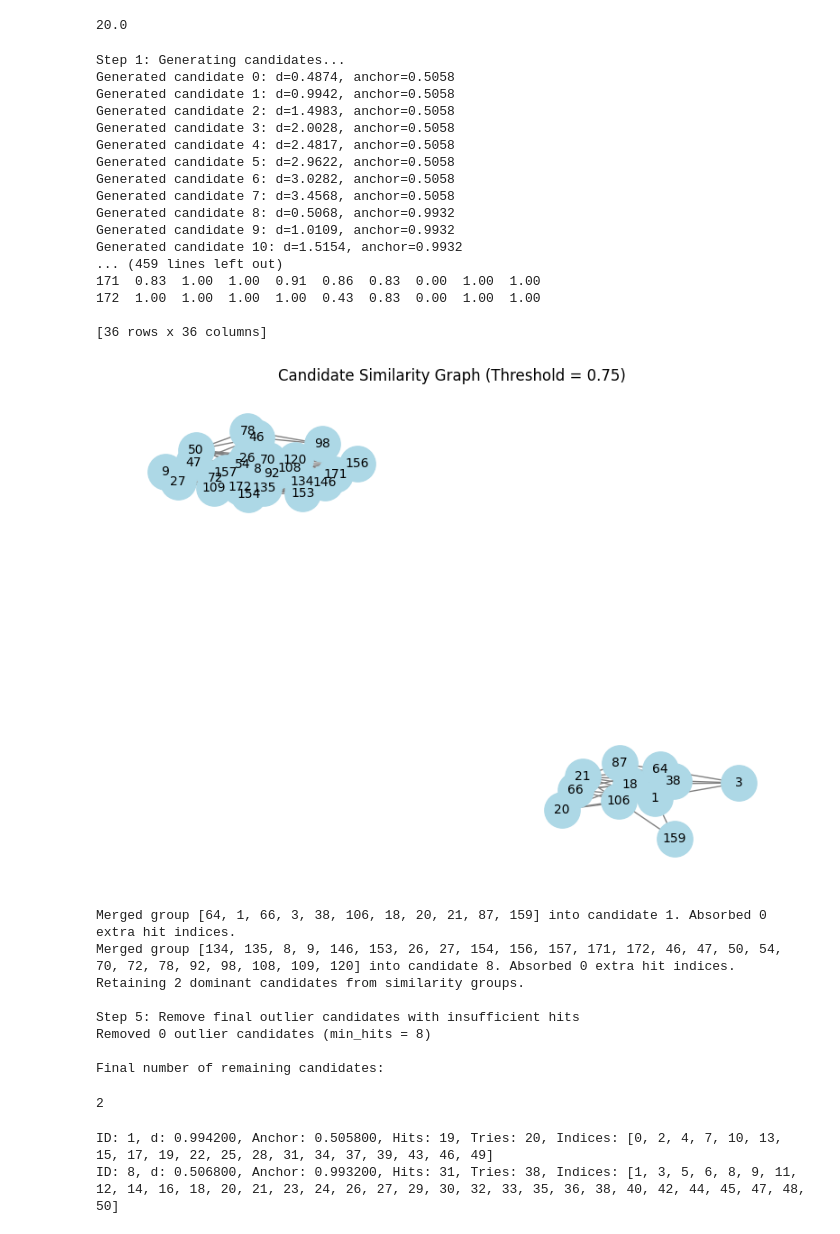
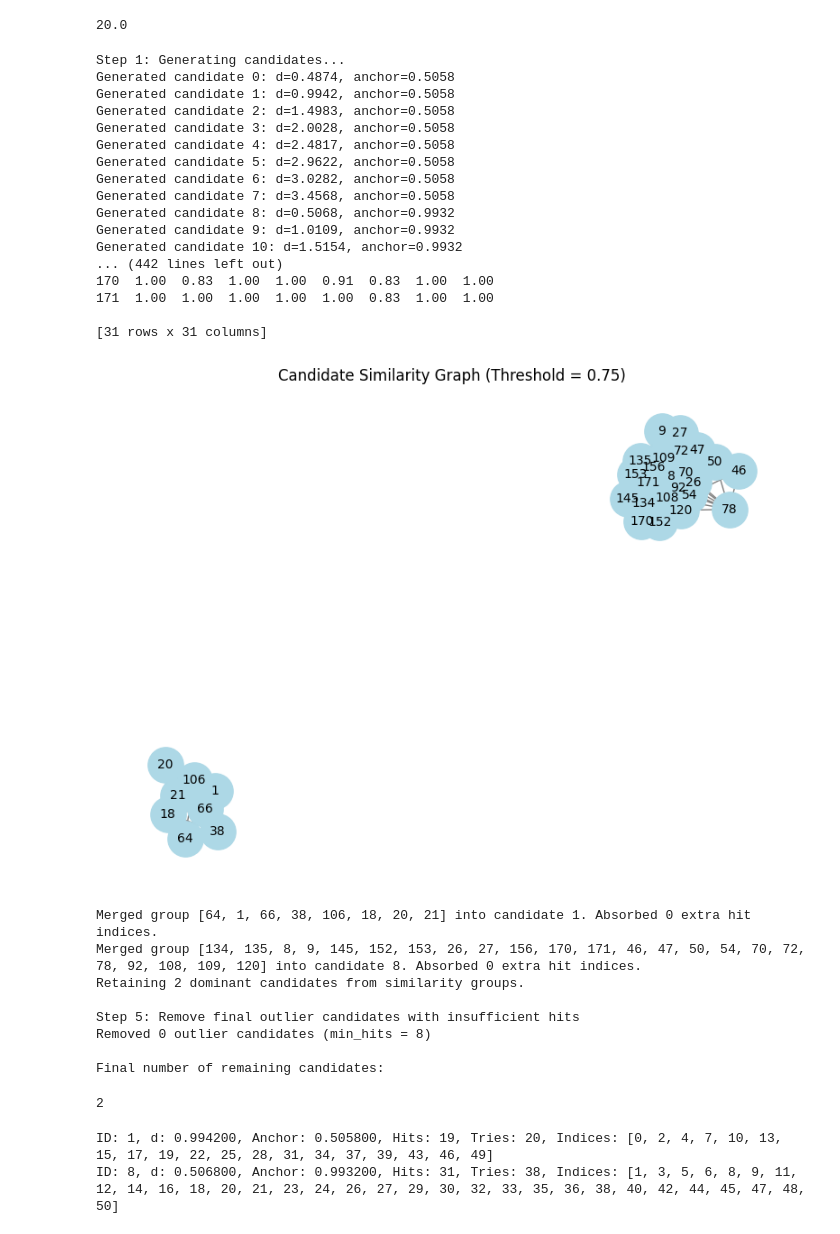
Before and after one commit to lamkin1/Acoustic-Space-Boiling, a Jupyter notebook: MultipleBoilings_2.ipynb, the cells around one changed output. Saved outputs shown, nothing was run; the diff lists cells and outputs as text; code cells hidden in the pictures.

Commit message:
Refactored margins

```diff
--- a/MultipleBoilings_2.ipynb
+++ b/MultipleBoilings_2.ipynb
@@ -11,7 +11,7 @@ import statistics
 import math
 # %%
 # Single Rhythmic
-file = 'Data/After_May/MATLAB 1-02 PM Thu, Nov 7, 2024 Run8 .csv' # Example 1, sd=0.02
+# file = 'Data/After_May/MATLAB 1-02 PM Thu, Nov 7, 2024 Run8 .csv' # Example 1, sd=0.02
 # file = 'Data/After_May/MATLAB 1-21 PM Thu, Nov 7, 2024 Run10 .csv'
 # file ='Data/After_May/MATLAB 3-55 PM Thu, Sep 5, 2024 Run0 .csv'
 # file = 'Data/After_May/MATLAB 1-12 PM Thu, Nov 7, 2024 Run9 .csv'
@@ -47,7 +47,7 @@ file = 'Data/After_May/MATLAB 1-02 PM Thu, Nov 7, 2024 Run8 .csv' # Example 1, s
 # file = 'Data/After_May/MATLAB 2-24 PM Tue, Jun 11, 2024 Run2 .csv'
 
 # Synthetic Data
-# file = 'Data/synthetic_data/Synthetic_Dual_Rhythm_1Hz_2Hz.csv'
+file = 'Data/synthetic_data/Synthetic_Dual_Rhythm_1Hz_2Hz.csv'
 # file = 'Data/synthetic_data/Synthetic_Irregular_Dual_Rhythm.csv'
 # file = 'Data/synthetic_data/Synthetic_Triple_Rhythm_Complex.csv'
 
@@ -127,9 +123,15 @@ def get_x_sd():
 def get_y_sd():
     return 0.04
 # %%
-def calculate_margin(sd, confidence):
+def calculate_x_margin(x_sd, confidence):
     z = norm.ppf(confidence)  # one-sided
-    margin = z * sd
+    margin = z * x_sd
+    return margin
+
+
+def calculate_y_margin(y_sd, confidence):
+    z = norm.ppf(confidence)  # one-sided
+    margin = z * y_sd
     return margin
 
 
@@ -140,17 +142,18 @@ def calculate_p_null(margin, num_peaks, run_length):
 
 
 class Candidates:
-    def __init__(self, x_sd, y_sd, x, y, run_length, confidence=0.95, verbose=False):
+    def __init__(self, x, y, run_length, confidence=0.99, verbose=False):
         self.candidate_lst = []
-        self.x_sd = x_sd
-        self.y_sd = y_sd
+        self.x_sd = get_x_sd()
+        self.y_sd = get_y_sd()
         self.x = x
         self.y = y
         self.run_length = run_length
-        self.margin = calculate_margin(x_sd, confidence)
+        self.x_margin = calculate_x_margin(self.x_sd, confidence)
+        self.y_margin = calculate_y_margin(self.y_sd, confidence)
         self.cur_id = 0
         self.num_peaks = len(x)
-        self.p_null = calculate_p_null(self.margin, self.num_peaks, self.run_length)
+        self.p_null = calculate_p_null(self.x_margin, self.num_peaks, self.run_length)
         self.alpha = 0.05
         self.used_peaks = set()
         self.verbose = verbose
@@ -167,9 +170,9 @@ class Candidates:
         for i in range(self.calculate_max_start_index()):
             for j in range(i + 1, self.num_peaks):
                 d = round(self.x[j] - self.x[i], 4)
-                if self.x[j] + self.calculate_min_hits()*d / 2 > self.run_length + self.margin:
+                if self.x[j] + self.calculate_min_hits()*d / 2 > self.run_length + self.x_margin:
                     break
-                if d < 2*self.margin:
+                if d < 2*self.x_margin:
                     continue
                 anchor = self.x[i]
                 candidate = Candidate(self.cur_id, d, anchor)
@@ -182,7 +185,7 @@ class Candidates:
     def add_hit_data(self, verbose=None):
         verbose = self.verbose if verbose is None else verbose
         for candidate in self.candidate_lst:
-            candidate.count_hits(self.x, self.y, self.x_sd, self.y_sd)
+            candidate.count_hits(self.x, self.y, self.x_margin, self.y_margin)
             if verbose:
                 print(f"Candidate {candidate.id}: d={candidate.d}, hits={candidate.hits}, tries={candidate.tries}, indices={candidate.hit_indices}")
 
@@ -333,10 +336,6 @@ class Candidates:
             print("\nStep 3: Pruning by binomial test...")
         self.prune_insufficient_hits(verbose=verbose)
 
-        # if verbose:
-        #     print("\nStep 3.5: Pruning redundant candidates by multiples...")
-        # self.prune_integer_multiples(verbose=verbose)
-
         if verbose:
             print("\nStep 4: Grouping by hit similarity (overlap coefficient)...")
         self.group_candidates_by_similarity(verbose=verbose)
@@ -351,9 +350,7 @@ class Candidates:
 
 
 # # For debugging only
-# x_sd = get_x_sd()
-# y_sd = get_y_sd()
-# candidates = Candidates(x_sd, y_sd, x, y, run_length)
+# candidates = Candidates(x, y, run_length)
 # candidates.detect_regimes(verbose=True)
 # %%
 class Candidate:
@@ -438,31 +430,29 @@ class Candidate:
 # candidates.detect_regimes(verbose=True)
 # %%
-x_sd = get_x_sd()
-y_sd = get_y_sd()
-candidates = Candidates(x_sd, y_sd, x, y, run_length)
+candidates = Candidates(x, y, run_length)
 candidates.detect_regimes(verbose=True)
 candidates.get_num_regimes()
 # %% [output]
 Step 1: Generating candidates...
 Generated candidate 0: d=0.4874, anchor=0.5058
 Generated candidate 1: d=0.9942, anchor=0.5058
 Generated candidate 2: d=1.4983, anchor=0.5058
 Generated candidate 3: d=2.0028, anchor=0.5058
 Generated candidate 4: d=2.4817, anchor=0.5058
 Generated candidate 5: d=2.9622, anchor=0.5058
 Generated candidate 6: d=3.0282, anchor=0.5058
 Generated candidate 7: d=3.4568, anchor=0.5058
 Generated candidate 8: d=0.5068, anchor=0.9932
 Generated candidate 9: d=1.0109, anchor=0.9932
 Generated candidate 10: d=1.5154, anchor=0.9932
-... (459 lines left out)
-171  0.83  1.00  1.00  0.91  0.86  0.83  0.00  1.00  1.00
-172  1.00  1.00  1.00  1.00  0.43  0.83  0.00  1.00  1.00
+... (442 lines left out)
+170  1.00  0.83  1.00  1.00  0.91  0.83  1.00  1.00
+171  1.00  1.00  1.00  1.00  1.00  0.83  1.00  1.00
 
-[36 rows x 36 columns]
+[31 rows x 31 columns]
-[figure, old version]
+[figure, new version]
-Merged group [64, 1, 66, 3, 38, 106, 18, 20, 21, 87, 159] into candidate 1. Absorbed 0 extra hit indices.
-Merged group [134, 135, 8, 9, 146, 153, 26, 27, 154, 156, 157, 171, 172, 46, 47, 50, 54, 70, 72, 78, 92, 98, 108, 109, 120] into candidate 8. Absorbed 0 extra hit indices.
+Merged group [64, 1, 66, 38, 106, 18, 20, 21] into candidate 1. Absorbed 0 extra hit indices.
+Merged group [134, 135, 8, 9, 145, 152, 153, 26, 27, 156, 170, 171, 46, 47, 50, 54, 70, 72, 78, 92, 108, 109, 120] into candidate 8. Absorbed 0 extra hit indices.
 Retaining 2 dominant candidates from similarity groups.
 
 Step 5: Remove final outlier candidates with insufficient hits
```
Also changed, not shown: parts of 2 cells of this notebook.
